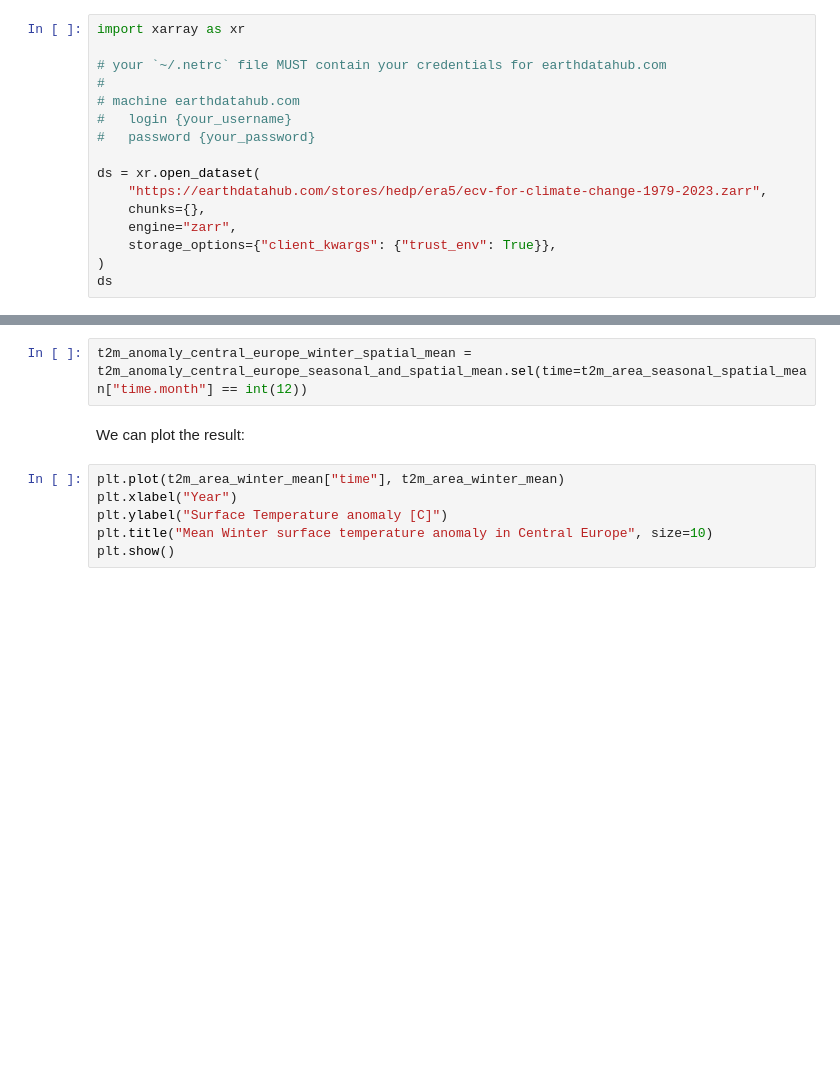
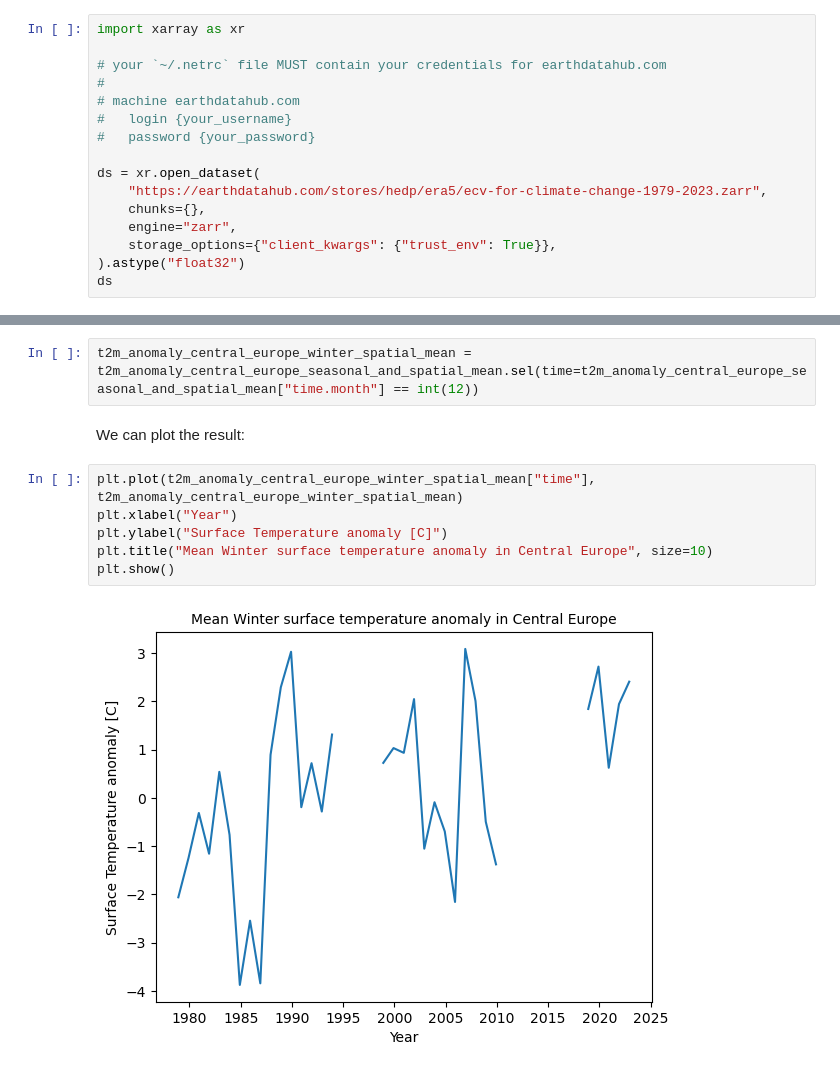
Before and after one commit to bopen/earthdatahub-notebooks, a Jupyter notebook: use-cases/tutorial-era5-ecv-for-climate-change.ipynb, the cells around one changed output, grey strips where cells are left out. Cells and saved outputs as stored; diff of their text form; blank space fills up the shorter version.

```diff
--- a/use-cases/tutorial-era5-ecv-for-climate-change.ipynb
+++ b/use-cases/tutorial-era5-ecv-for-climate-change.ipynb
@@ -38,5 +38,5 @@ ds = xr.open_dataset(
     chunks={},
     engine="zarr",
     storage_options={"client_kwargs": {"trust_env": True}},
-)
+).astype("float32")
 ds
@@ -111,12 +270,14 @@ t2m_anomaly_central_europe_seasonal_and_spatial_mean
 # %% [markdown]
 Next, we select only the winter values:
 # %%
-t2m_anomaly_central_europe_winter_spatial_mean = t2m_anomaly_central_europe_seasonal_and_spatial_mean.sel(time=t2m_area_seasonal_spatial_mean["time.month"] == int(12))
+t2m_anomaly_central_europe_winter_spatial_mean = t2m_anomaly_central_europe_seasonal_and_spatial_mean.sel(time=t2m_anomaly_central_europe_seasonal_and_spatial_mean["time.month"] == int(12))
 # %% [markdown]
 We can plot the result:
 # %%
-plt.plot(t2m_area_winter_mean["time"], t2m_area_winter_mean)
+plt.plot(t2m_anomaly_central_europe_winter_spatial_mean["time"], t2m_anomaly_central_europe_winter_spatial_mean)
 plt.xlabel("Year")
 plt.ylabel("Surface Temperature anomaly [C]")
 plt.title("Mean Winter surface temperature anomaly in Central Europe", size=10)
 plt.show()
+# %% [output]
+[figure, added]
```
Also changed, not shown: parts of 6 cells of this notebook, 4 other files.
